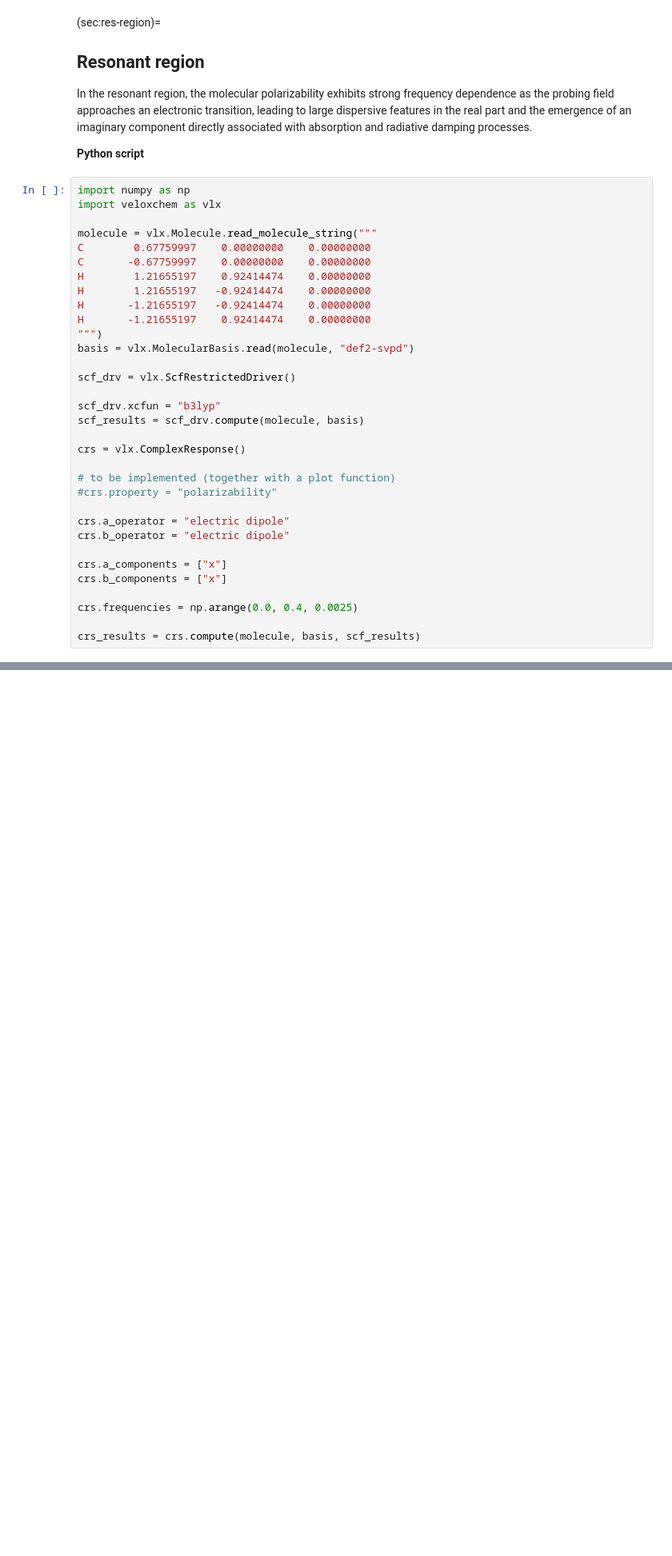
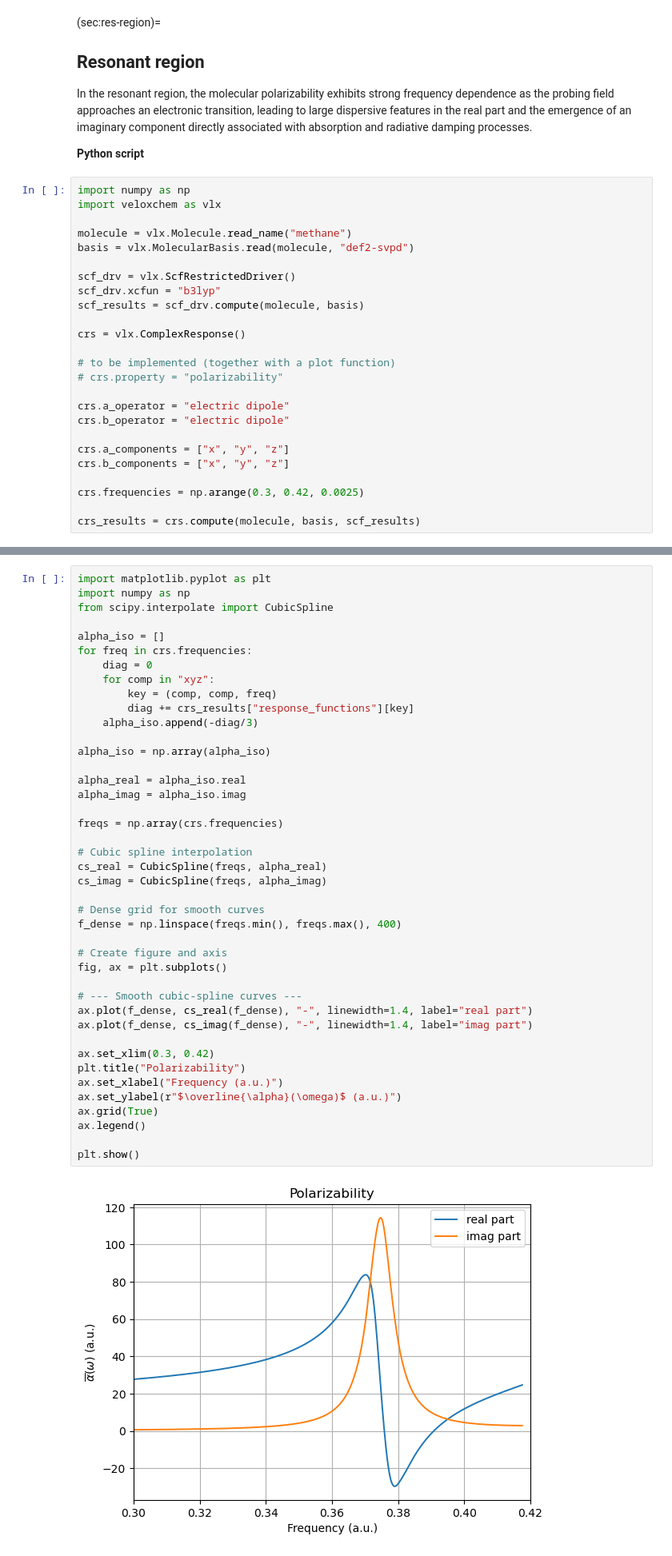
Before and after one commit to VeloxChem/vlxman, a Jupyter notebook: docs/polarizability.ipynb, the cells around one changed output, grey strips where cells are left out. Shown at 80% size. Cells and saved outputs as stored; diff of their text form; blank space fills up the shorter version.

```diff
--- a/docs/polarizability.ipynb
+++ b/docs/polarizability.ipynb
@@ -98,33 +122,25 @@ In the resonant region, the molecular polarizability exhibits strong frequency d
 import numpy as np
 import veloxchem as vlx
 
-molecule = vlx.Molecule.read_molecule_string("""
-C        0.67759997    0.00000000    0.00000000
-C       -0.67759997    0.00000000    0.00000000
-H        1.21655197    0.92414474    0.00000000
-H        1.21655197   -0.92414474    0.00000000
-H       -1.21655197   -0.92414474    0.00000000
-H       -1.21655197    0.92414474    0.00000000
-""")
+molecule = vlx.Molecule.read_name("methane")
 basis = vlx.MolecularBasis.read(molecule, "def2-svpd")
 
 scf_drv = vlx.ScfRestrictedDriver()
-
 scf_drv.xcfun = "b3lyp"
 scf_results = scf_drv.compute(molecule, basis)
 
 crs = vlx.ComplexResponse()
 
 # to be implemented (together with a plot function)
-#crs.property = "polarizability"
+# crs.property = "polarizability"
 
 crs.a_operator = "electric dipole"
 crs.b_operator = "electric dipole"
 
-crs.a_components = ["x"]
-crs.b_components = ["x"]
+crs.a_components = ["x", "y", "z"]
+crs.b_components = ["x", "y", "z"]
 
-crs.frequencies = np.arange(0.0, 0.4, 0.0025)
+crs.frequencies = np.arange(0.3, 0.42, 0.0025)
 
 crs_results = crs.compute(molecule, basis, scf_results)
 # %% [output]
@@ -189,0 +164,44 @@ plt.show()
+# %%
+import matplotlib.pyplot as plt
+import numpy as np
+from scipy.interpolate import CubicSpline
+
+alpha_iso = []
+for freq in crs.frequencies:
+    diag = 0
+    for comp in "xyz":
+        key = (comp, comp, freq)
+        diag += crs_results["response_functions"][key]
+    alpha_iso.append(-diag/3)
+
+alpha_iso = np.array(alpha_iso)
+
+alpha_real = alpha_iso.real
+alpha_imag = alpha_iso.imag
+
+freqs = np.array(crs.frequencies)
+
+# Cubic spline interpolation
+cs_real = CubicSpline(freqs, alpha_real)
+cs_imag = CubicSpline(freqs, alpha_imag)
+
+# Dense grid for smooth curves
+f_dense = np.linspace(freqs.min(), freqs.max(), 400)
+
+# Create figure and axis
+fig, ax = plt.subplots()
+
+# --- Smooth cubic-spline curves ---
+ax.plot(f_dense, cs_real(f_dense), "-", linewidth=1.4, label="real part")
+ax.plot(f_dense, cs_imag(f_dense), "-", linewidth=1.4, label="imag part")
+
+ax.set_xlim(0.3, 0.42)
+plt.title("Polarizability")
+ax.set_xlabel("Frequency (a.u.)")
+ax.set_ylabel(r"$\overline{\alpha}(\omega)$ (a.u.)")
+ax.grid(True)
+ax.legend()
+
+plt.show()
+# %% [output]
+[figure, added]
```
Also changed, not shown: parts of 6 cells of this notebook.
